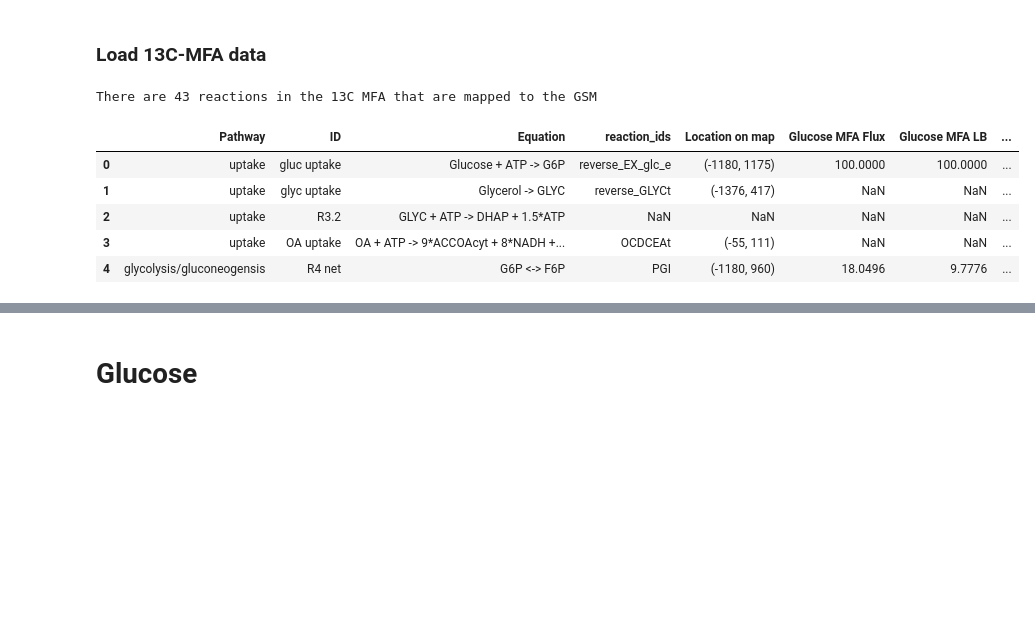
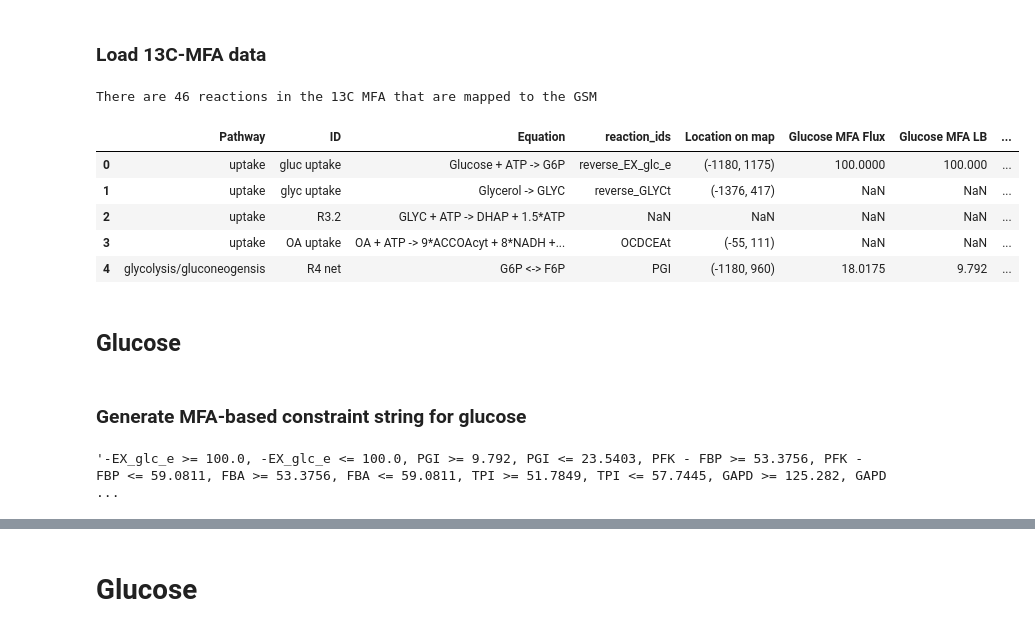
Before and after one commit to garrettroell/yarrrowia_eflux2, a Jupyter notebook: notebooks/C_GSM_bounds_from_MFA.ipynb, the cells around one changed output, grey strips where cells are left out. Cells and saved outputs as stored; diff of their text form; code cells hidden in the pictures; blank space fills up the shorter version.

Commit message:
Developed on rewrite of notebook C to get GSM data from the MFA

```diff
--- a/notebooks/C_GSM_bounds_from_MFA.ipynb
+++ b/notebooks/C_GSM_bounds_from_MFA.ipynb
@@ -61,19 +64,71 @@ model.reactions.get_by_id('EX_glc_e')
 # %% [markdown]
 ### Load 13C-MFA data
 # %%
-central_rxn_df = pd.read_excel('../data/13c_mfa/INCA model 12212023_summary_GR.xlsx', sheet_name='Full MFA Data')
+central_rxn_df = pd.read_excel('../data/13c_mfa/Full MFA data 01192024.xlsx', sheet_name='Full MFA Data 01192024')
 
 # calculate the number of reactions in the 13C MFA that are mapped to the GSM
 mapped_rxn_df = central_rxn_df.dropna(subset = ["reaction_ids"])
 
 print(f'There are {len(mapped_rxn_df)} reactions in the 13C MFA that are mapped to the GSM')
 
 central_rxn_df.head()
 # %% [output]
-There are 43 reactions in the 13C MFA that are mapped to the GSM
+There are 46 reactions in the 13C MFA that are mapped to the GSM
 |  | Pathway | ID | Equation | reaction_ids | Location on map | Glucose MFA Flux | Glucose MFA LB | ... |
-| 0 | uptake | gluc uptake | Glucose + ATP -> G6P | reverse_EX_glc_e | (-1180, 1175) | 100.0000 | 100.0000 | ... |
+| 0 | uptake | gluc uptake | Glucose + ATP -> G6P | reverse_EX_glc_e | (-1180, 1175) | 100.0000 | 100.000 | ... |
 | 1 | uptake | glyc uptake | Glycerol -> GLYC | reverse_GLYCt | (-1376, 417) | NaN | NaN | ... |
 | 2 | uptake | R3.2 | GLYC + ATP -> DHAP + 1.5*ATP | NaN | NaN | NaN | NaN | ... |
 | 3 | uptake | OA uptake | OA + ATP -> 9*ACCOAcyt + 8*NADH +... | OCDCEAt | (-55, 111) | NaN | NaN | ... |
-| 4 | glycolysis/gluconeogensis | R4 net | G6P <-> F6P | PGI | (-1180, 960) | 18.0496 | 9.7776 | ... |
+| 4 | glycolysis/gluconeogensis | R4 net | G6P <-> F6P | PGI | (-1180, 960) | 18.0175 | 9.792 | ... |
+# %% [markdown]
+## Glucose
+# %% [markdown]
+### Generate MFA-based constraint string for glucose
+# %%
+mfa_reactions_to_use_glucose = [
+    # glycolysis
+    'Glucose + ATP -> G6P',
+    'G6P <-> F6P',
+    'F6P + ATP <-> FBP',
+    'FBP <-> DHAP + GAP',
+    'DHAP <-> GAP',
+    'GAP <-> G3P + ATP + NADH',
+    'G3P <-> PEP',
+
+    # pentose phosphate pathway
+    'G6P -> PG6 + NADPH',
+    'PG6 -> Ru5P + CO2 + NADPH',
+    'Ru5P <-> R5P',
+    'Ru5P <-> X5P',
+    'X5P <-> GAP + TKC2',
+    'E4P + TKC2 <-> F6P',
+    'R5P + TKC2 <-> S7P',
+    'GAP + TAC3 <-> F6P',
+    'S7P <-> E4P + TAC3',
+
+    # TCA cycle
+    'PYRmit -> ACCOAmit + CO2 + NADH',
+    'ACCOAmit + OAAmit -> CITmit',
+    'CITmit <-> ICTmit',
+    'ICTmit -> AKG + CO2 + NADH',
+    'ICTmit -> AKG + CO2 + NADPH',
+    'AKG -> 0.5*SUCmit + 0.5*SUCmit + CO2 + ATP + NADH',
+    'SUCmit <-> FUMmit + 1.5*ATP',
+    '0.5*FUMmit + 0.5*FUMmit <-> 0.5*MALmit + 0.5*MALmit',
+    'MALmit <-> OAAmit + NADH',
+
+    # glyoxylate shunt
+    'ICTcyt -> GLYOXYcyt + SUCcyt',
+    'ACCOAcyt + GLYOXYcyt -> MALcyt', # malate synthase causes problem
+
+    # atp citrate lyase
+    'CITcyt + ATP -> OAAcyt + ACCOAcyt',
+
+    # CO2 transport
+    # 'CO2 -> CO2_EX',
+]
+
+glucose_constraint_string = generate_gsm_constraints_from_MFA(mfa_reactions_to_use = mfa_reactions_to_use_glucose, central_rxn_df = central_rxn_df, substrate = 'Glucose')
+glucose_constraint_string
+# %% [output]
+'-EX_glc_e >= 100.0, -EX_glc_e <= 100.0, PGI >= 9.792, PGI <= 23.5403, PFK - FBP >= 53.3756, PFK - FBP <= 59.0811, FBA >= 53.3756, FBA <= 59.0811, TPI >= 51.7849, TPI <= 57.7445, GAPD >= 125.282, GAPD ...
```
Also changed, not shown: parts of 30 cells of this notebook, 5 other files.
